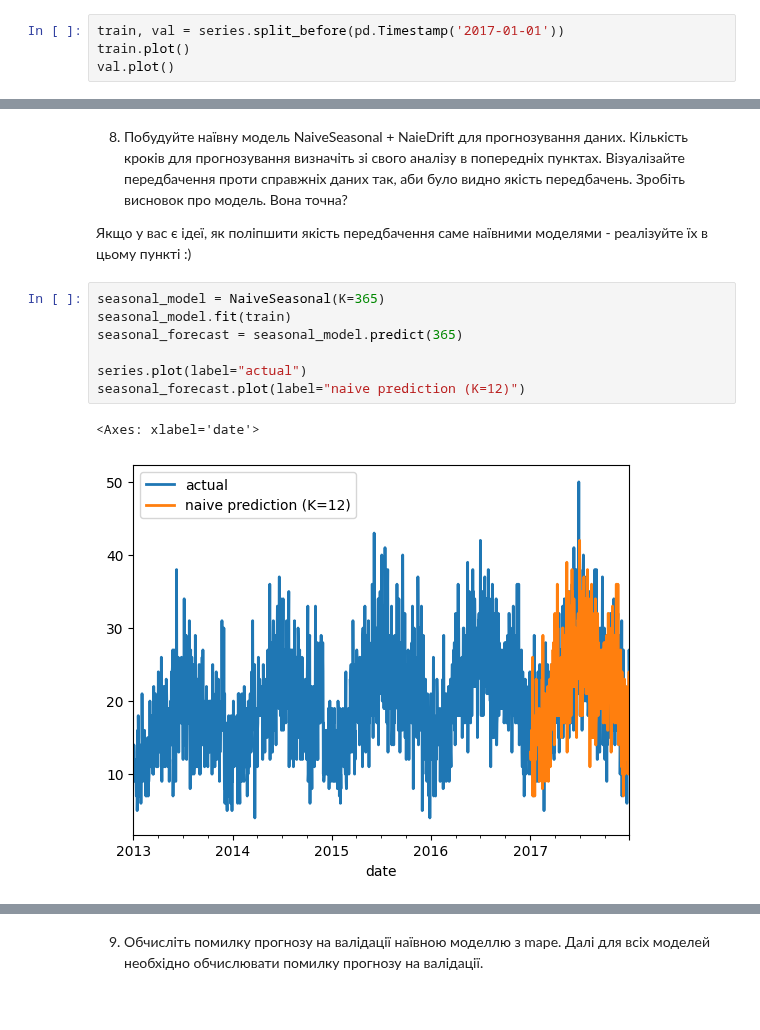
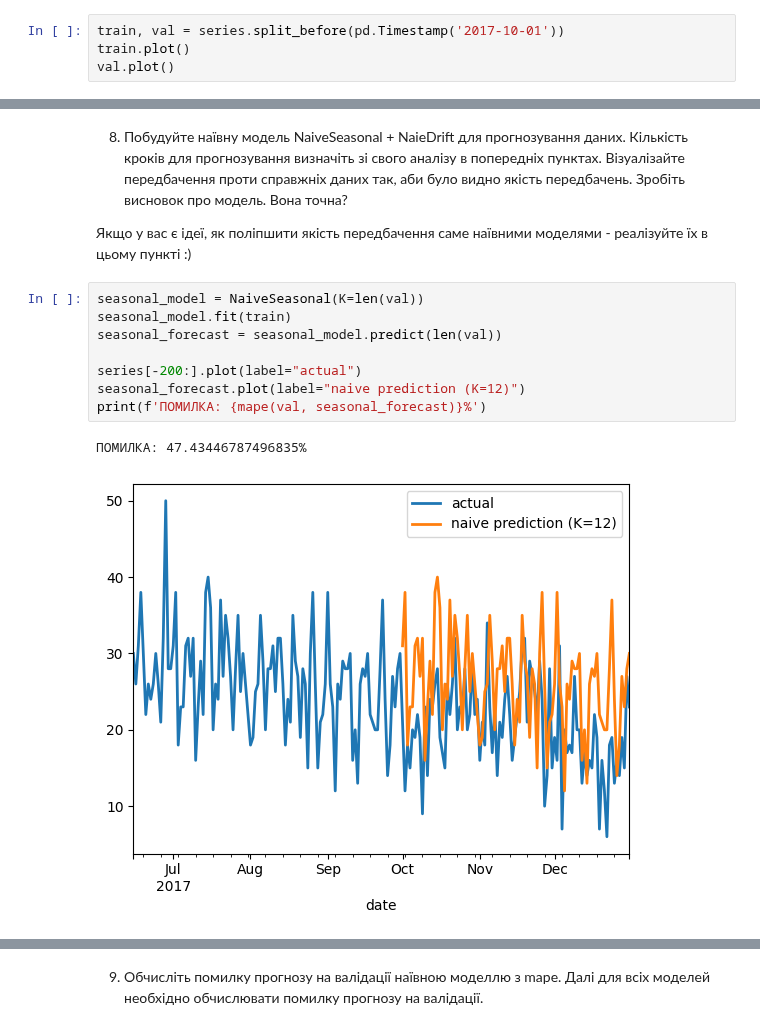
Before and after one commit to Bubukisapisa/ML_education, a Jupyter notebook: HW_2_5_Time_Series_Analysis.ipynb, the cells around one changed output, grey strips where cells are left out. Cells and saved outputs as stored; diff of their text form.

```diff
--- a/HW_2_5_Time_Series_Analysis.ipynb
+++ b/HW_2_5_Time_Series_Analysis.ipynb
@@ -236,7 +260,7 @@ series = TimeSeries.from_dataframe(df_it1_st1, value_cols='sales')
 
   Візуалізуйте на одному графіку тренувальну і валідаційну частину як було показано в лекції.
 # %%
-train, val = series.split_before(pd.Timestamp('2017-01-01'))
+train, val = series.split_before(pd.Timestamp('2017-10-01'))
 train.plot()
 val.plot()
 # %% [output]
@@ -280,15 +304,16 @@ There is seasonality of order 49.
 
   Якщо у вас є ідеї, як поліпшити якість передбачення саме наївними моделями - реалізуйте їх в цьому пункті :)
 # %%
-seasonal_model = NaiveSeasonal(K=365)
+seasonal_model = NaiveSeasonal(K=len(val))
 seasonal_model.fit(train)
-seasonal_forecast = seasonal_model.predict(365)
+seasonal_forecast = seasonal_model.predict(len(val))
 
-series.plot(label="actual")
+series[-200:].plot(label="actual")
 seasonal_forecast.plot(label="naive prediction (K=12)")
+print(f'ПОМИЛКА: {mape(val, seasonal_forecast)}%')
 # %% [output]
-<Axes: xlabel='date'>
+ПОМИЛКА: 47.43446787496835%
-[figure, old version]
+[figure, new version]
 # %%
 drift_model = NaiveDrift()
 drift_model.fit(train)
```
Also changed, not shown: parts of 30 cells of this notebook.
